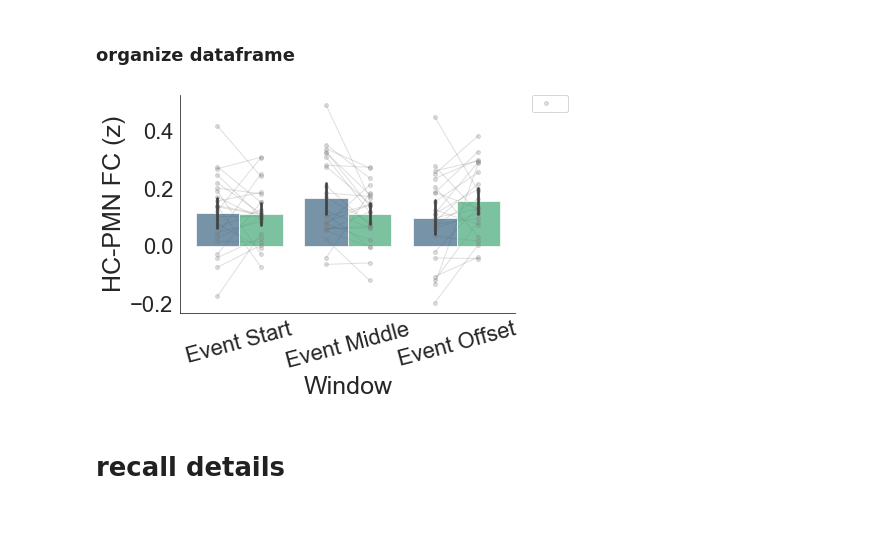
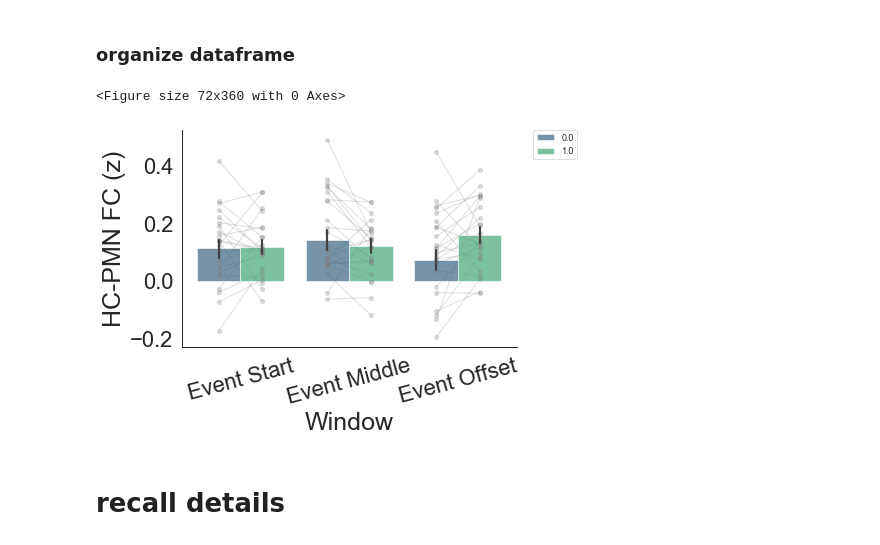
Before and after one commit to ajbarn/hc-pmn-boundary-fc, a Jupyter notebook: data_plotting.ipynb, the cells around one changed output. Cells and saved outputs as stored; diff of their text form; code cells hidden in the pictures.

```diff
--- a/data_plotting.ipynb
+++ b/data_plotting.ipynb
@@ -13,6 +13,8 @@ boundary_and_nonboundary_encoding_fc_details=pd.read_csv('boundary_and_nonbounda
 subjlist_full = pd.read_excel('subjlist.xlsx')
 
 subject_list = subjlist_full['subj_id'].unique()
+# %%
+boundary_and_nonboundary_encoding_fc_pd['delay'] = boundary_and_nonboundary_encoding_fc_pd['delay'].astype('str')
 # %% [markdown]
 ## recall success
 # %% [markdown]
@@ -45,44 +47,46 @@ data1_jitter[('event_middle', '1')]=data1_jitter[('event_middle', '1')]-.05
 data1_jitter[('offset', '0')]=data1_jitter[('offset', '0')]+.05
 data1_jitter[('offset', '1')]=data1_jitter[('offset', '1')]-.05
 # %%
+sns.set_theme(context = 'paper')
 sns.set_style('white')
 sns.set_palette('viridis',2,1)
-#plt.figure(figsize=(1,5))
+plt.figure(figsize=(1,5))
 
 fig, ax = plt.subplots()
 for col in data1_pivot:
     ax.plot(data1_jitter[col],data1_pivot[col], 'o', alpha=.25, zorder=1, ms=4,
             markeredgewidth=1,markeredgecolor='grey',markerfacecolor='grey')
 ax.set_xticks(range(len(data1_pivot.columns)))
 ax.set_xticklabels(data1_pivot.columns)
 
 sns.barplot(x = 'window', y = 'fc', hue = 'event_recalled',
-           data =data1[data1['event_length']>0],order=['event_start','event_middle','offset'],alpha = 0.7)
+           data =boundary_and_nonboundary_encoding_fc_pd,order=['event_start','event_middle','offset'],alpha = 0.7)
 
 for idx in data1_pivot.index:
     ax.plot(data1_jitter.loc[idx,'event_middle'], data1_pivot.loc[idx,'event_middle'], color = 'grey', linewidth = 1,alpha=.25, zorder=-1)
     ax.plot(data1_jitter.loc[idx,'event_start'], data1_pivot.loc[idx,'event_start'], color = 'grey', linewidth = 1,alpha=.25, zorder=-1)
     ax.plot(data1_jitter.loc[idx,'offset'], data1_pivot.loc[idx,'offset'], color = 'grey', linewidth = 1,alpha=.25, zorder=-1)
 
 # Hide the right and top spines
 ax.spines['right'].set_visible(False)
 ax.spines['top'].set_visible(False)
 
 # set labels
 ax.set_xticklabels(['Event Start','Event Middle','Event Offset'],rotation = 15)
 ax.set(xlabel='Window', ylabel='HC-PMN FC (z)')
 
-plt.legend(bbox_to_anchor=(1.05, 1), loc=2, borderaxespad=0.,labels=[''])
+plt.legend(bbox_to_anchor=(1.05, 1), loc=2, borderaxespad=0.)
 
 
 #modify individual font size of elements
 plt.xlabel('Window', fontsize=25);
 plt.ylabel('HC-PMN FC (z)', fontsize=25);
 plt.tick_params(axis='both', which='major', labelsize=22)
 
 fig.savefig("hc-pmn-fc-recall-by-window.pdf",dpi=300,bbox_inches="tight")
 # %% [output]
+<Figure size 72x360 with 0 Axes>
-[figure, old version]
+[figure, new version]
 # %% [markdown]
 # recall details
 # %%
```
Also changed, not shown: parts of 2 cells of this notebook.
